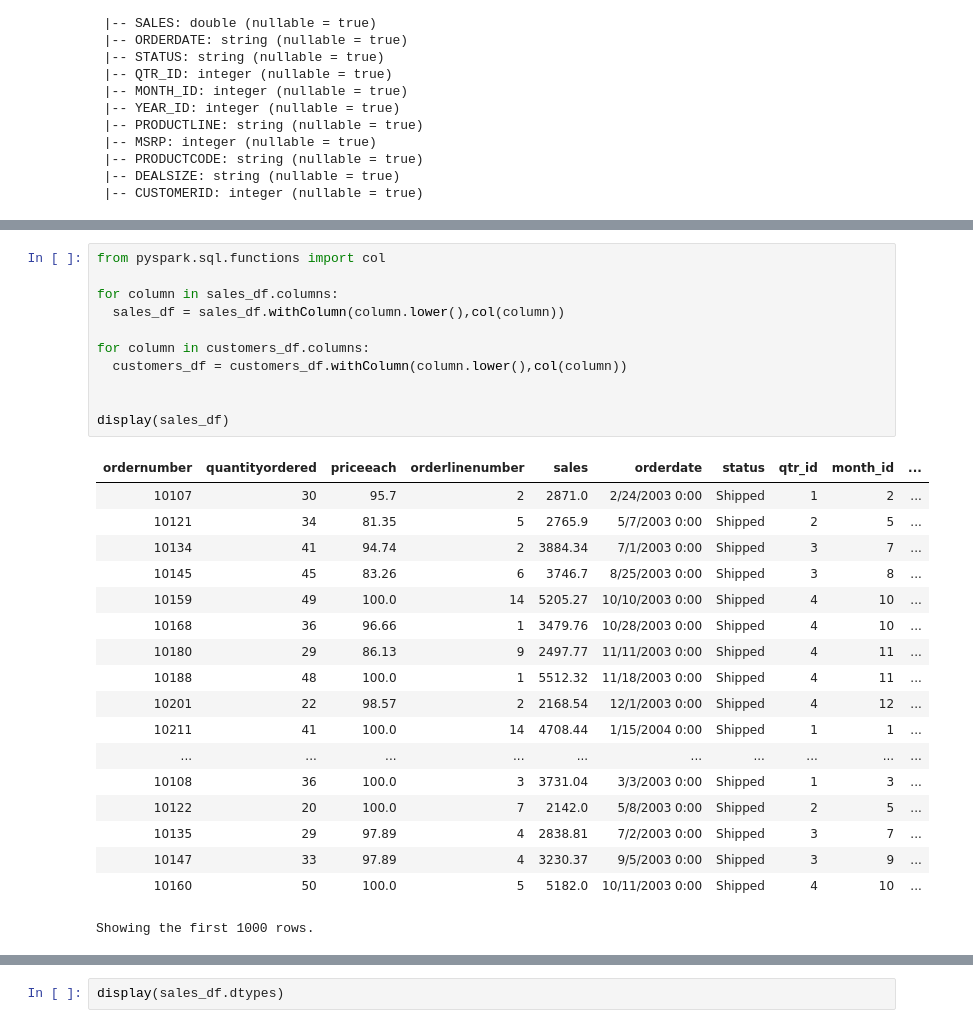
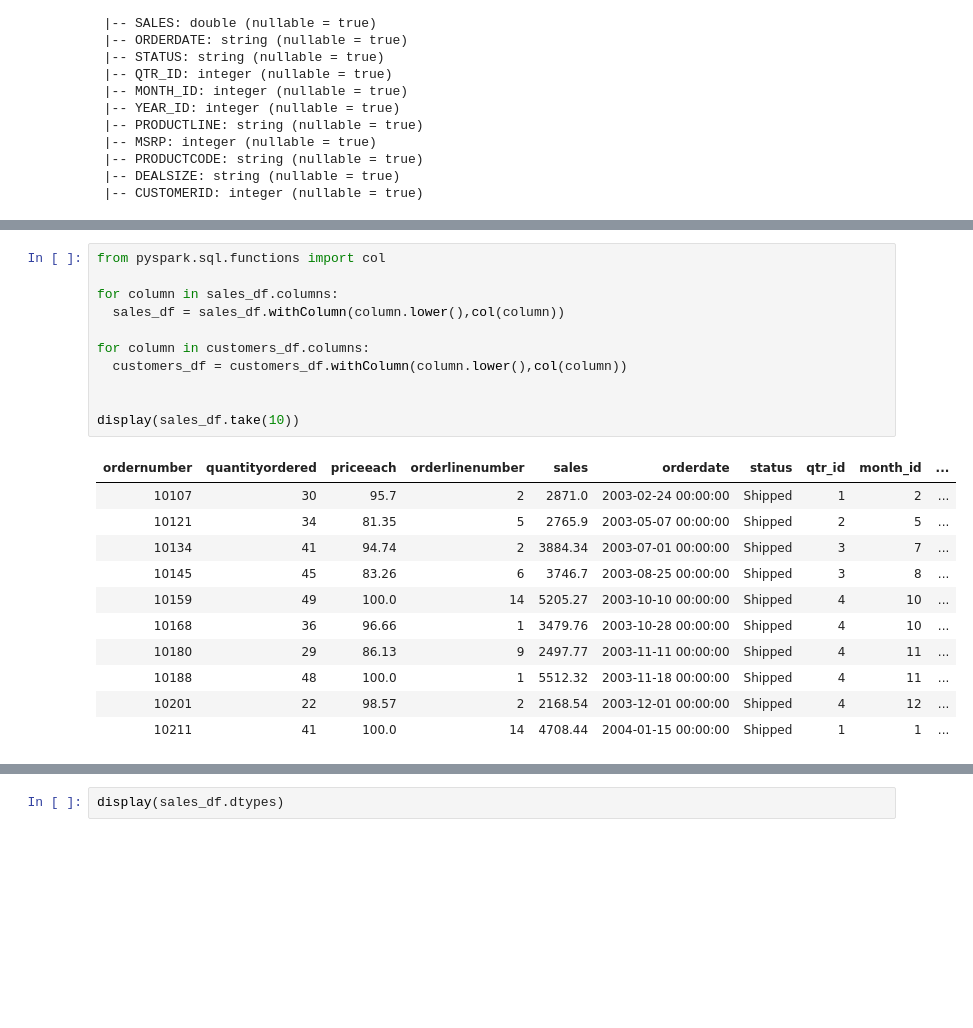
Before and after one commit to ishank296/pyspark_snippets, a Jupyter notebook: spark_practice/pyspark_aggregation.ipynb, the cells around one changed output, grey strips where cells are left out. Saved outputs shown, nothing was run; the diff lists cells and outputs as text; blank space fills up the shorter version.

```diff
--- a/spark_practice/pyspark_aggregation.ipynb
+++ b/spark_practice/pyspark_aggregation.ipynb
@@ -73,31 +67,24 @@ display(customers_df)
 # %%
 from pyspark.sql.functions import col
 
 for column in sales_df.columns:
   sales_df = sales_df.withColumn(column.lower(),col(column))
 
 for column in customers_df.columns:
   customers_df = customers_df.withColumn(column.lower(),col(column))
 
 
-display(sales_df)
+display(sales_df.take(10))
 # %% [output]
 | ordernumber | quantityordered | priceeach | orderlinenumber | sales | orderdate | status | qtr_id | month_id | ... |
-| 10107 | 30 | 95.7 | 2 | 2871.0 | 2/24/2003 0:00 | Shipped | 1 | 2 | ... |
-| 10121 | 34 | 81.35 | 5 | 2765.9 | 5/7/2003 0:00 | Shipped | 2 | 5 | ... |
-| 10134 | 41 | 94.74 | 2 | 3884.34 | 7/1/2003 0:00 | Shipped | 3 | 7 | ... |
-| 10145 | 45 | 83.26 | 6 | 3746.7 | 8/25/2003 0:00 | Shipped | 3 | 8 | ... |
-| 10159 | 49 | 100.0 | 14 | 5205.27 | 10/10/2003 0:00 | Shipped | 4 | 10 | ... |
-| 10168 | 36 | 96.66 | 1 | 3479.76 | 10/28/2003 0:00 | Shipped | 4 | 10 | ... |
-| 10180 | 29 | 86.13 | 9 | 2497.77 | 11/11/2003 0:00 | Shipped | 4 | 11 | ... |
-| 10188 | 48 | 100.0 | 1 | 5512.32 | 11/18/2003 0:00 | Shipped | 4 | 11 | ... |
-| 10201 | 22 | 98.57 | 2 | 2168.54 | 12/1/2003 0:00 | Shipped | 4 | 12 | ... |
-| 10211 | 41 | 100.0 | 14 | 4708.44 | 1/15/2004 0:00 | Shipped | 1 | 1 | ... |
-| ... | ... | ... | ... | ... | ... | ... | ... | ... | ... |
-| 10108 | 36 | 100.0 | 3 | 3731.04 | 3/3/2003 0:00 | Shipped | 1 | 3 | ... |
-| 10122 | 20 | 100.0 | 7 | 2142.0 | 5/8/2003 0:00 | Shipped | 2 | 5 | ... |
-| 10135 | 29 | 97.89 | 4 | 2838.81 | 7/2/2003 0:00 | Shipped | 3 | 7 | ... |
-| 10147 | 33 | 97.89 | 4 | 3230.37 | 9/5/2003 0:00 | Shipped | 3 | 9 | ... |
-| 10160 | 50 | 100.0 | 5 | 5182.0 | 10/11/2003 0:00 | Shipped | 4 | 10 | ... |
+| 10107 | 30 | 95.7 | 2 | 2871.0 | 2003-02-24 00:00:00 | Shipped | 1 | 2 | ... |
+| 10121 | 34 | 81.35 | 5 | 2765.9 | 2003-05-07 00:00:00 | Shipped | 2 | 5 | ... |
+| 10134 | 41 | 94.74 | 2 | 3884.34 | 2003-07-01 00:00:00 | Shipped | 3 | 7 | ... |
+| 10145 | 45 | 83.26 | 6 | 3746.7 | 2003-08-25 00:00:00 | Shipped | 3 | 8 | ... |
+| 10159 | 49 | 100.0 | 14 | 5205.27 | 2003-10-10 00:00:00 | Shipped | 4 | 10 | ... |
+| 10168 | 36 | 96.66 | 1 | 3479.76 | 2003-10-28 00:00:00 | Shipped | 4 | 10 | ... |
+| 10180 | 29 | 86.13 | 9 | 2497.77 | 2003-11-11 00:00:00 | Shipped | 4 | 11 | ... |
+| 10188 | 48 | 100.0 | 1 | 5512.32 | 2003-11-18 00:00:00 | Shipped | 4 | 11 | ... |
+| 10201 | 22 | 98.57 | 2 | 2168.54 | 2003-12-01 00:00:00 | Shipped | 4 | 12 | ... |
+| 10211 | 41 | 100.0 | 14 | 4708.44 | 2004-01-15 00:00:00 | Shipped | 1 | 1 | ... |
-Showing the first 1000 rows.
 # %%
```
Also changed, not shown: parts of 4 cells of this notebook.
